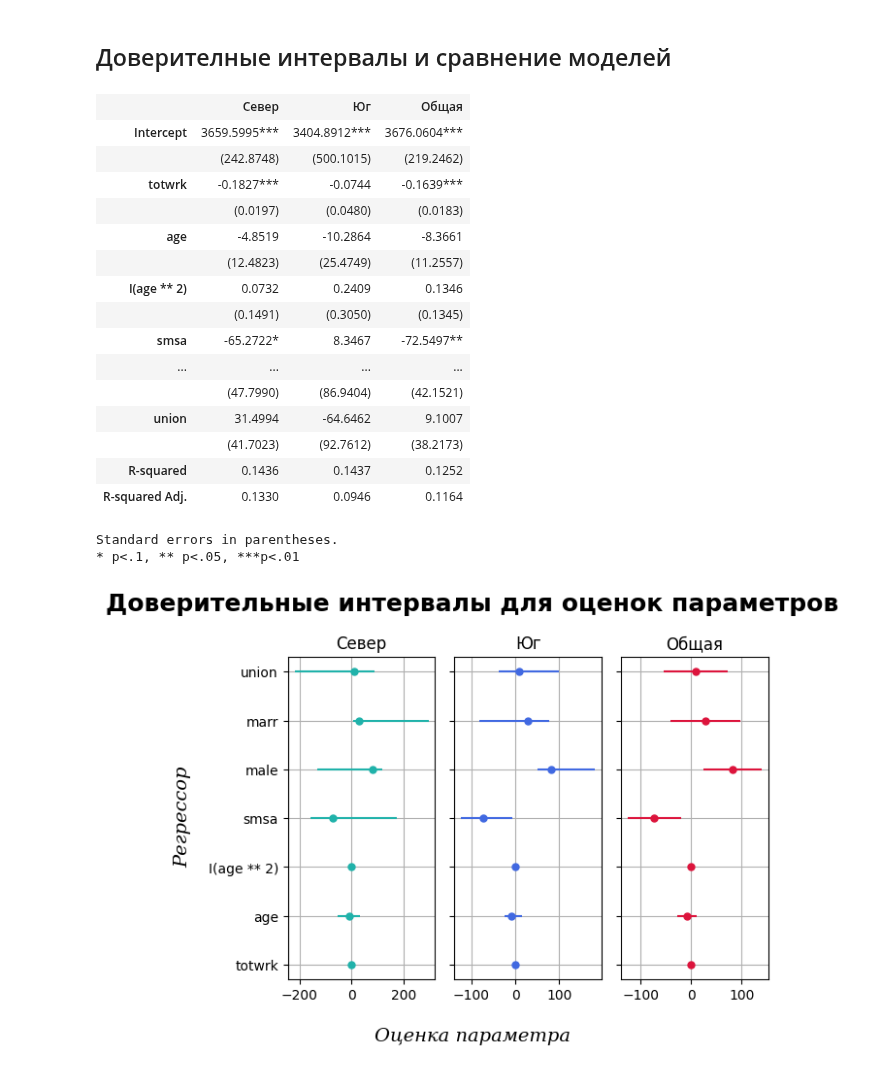
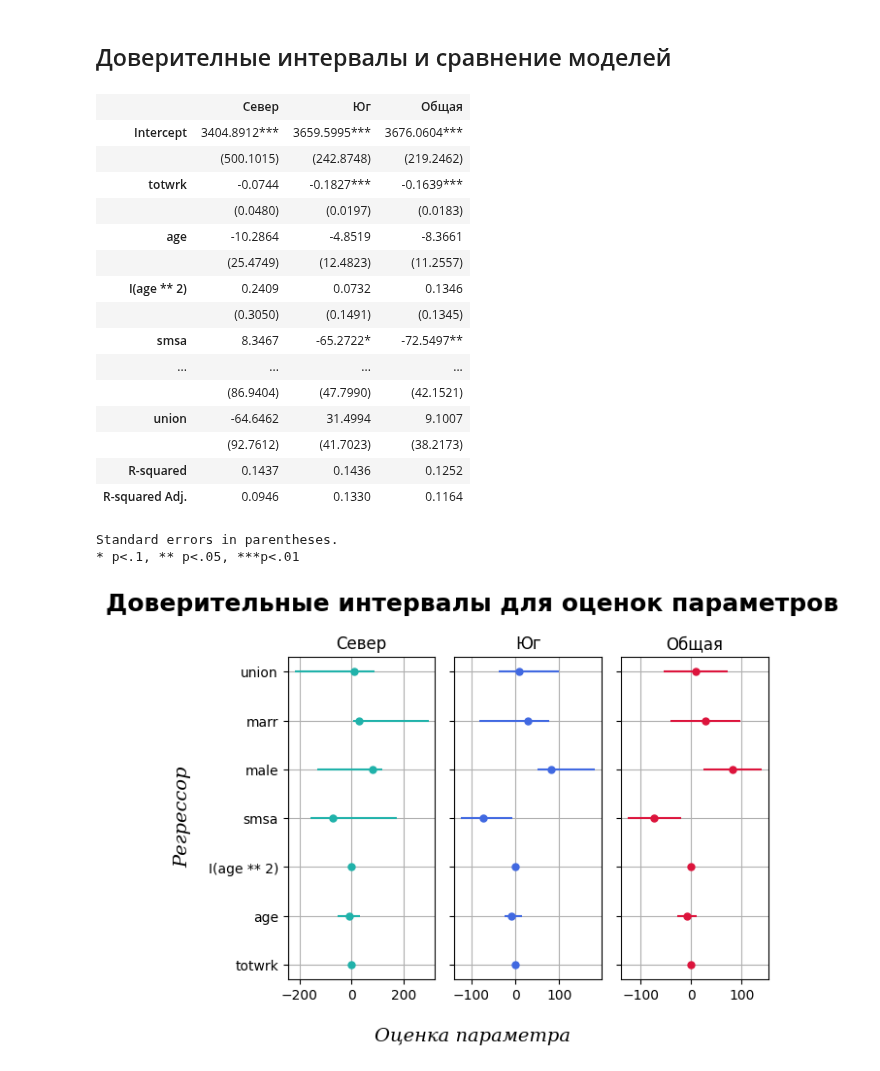
Before and after one commit to artamonoff/econometrica, a Jupyter notebook: econometrica-1/jupyter-notebooks/conf-intervals.ipynb, the cells around one changed output. Drawn from its saved outputs; the diff is of its cells as text; code cells hidden in the pictures.

```diff
--- a/econometrica-1/jupyter-notebooks/conf-intervals.ipynb
+++ b/econometrica-1/jupyter-notebooks/conf-intervals.ipynb
@@ -179,33 +179,33 @@ from statsmodels.iolib.summary2 import summary_col # вывод результа
 # %%
 # специфицируем и подгоним модель на разных подвыборках с неробастной ковариационной матрицей
 mod_overall = smf.ols(formula='sleep~1+totwrk+age+I(age ** 2)+smsa+male+marr+union', data=df)
 res_overall_ols = mod_overall.fit()
 
 mod_0 = smf.ols(formula='sleep~1+totwrk+age+I(age ** 2)+smsa+male+marr+union', data=df, subset=(df['south']==1) )
 res_ols_0 = mod_0.fit()
 
 mod_1 = smf.ols(formula='sleep~1+totwrk+age+I(age ** 2)+smsa+male+marr+union', data=df, subset=(df['south']==0))
 res_ols_1 = mod_1.fit()
 
 
-summary_col([res_north_ols, res_south_ols, res_overall_ols], model_names=['Север', 'Юг', 'Общая'],stars=True)
+summary_col([res_ols_0, res_ols_1, res_overall_ols], model_names=['Север', 'Юг', 'Общая'],stars=True)
 # %% [output]
 |  | Север | Юг | Общая |
-| Intercept | 3659.5995*** | 3404.8912*** | 3676.0604*** |
-|  | (242.8748) | (500.1015) | (219.2462) |
-| totwrk | -0.1827*** | -0.0744 | -0.1639*** |
-|  | (0.0197) | (0.0480) | (0.0183) |
-| age | -4.8519 | -10.2864 | -8.3661 |
-|  | (12.4823) | (25.4749) | (11.2557) |
-| I(age ** 2) | 0.0732 | 0.2409 | 0.1346 |
-|  | (0.1491) | (0.3050) | (0.1345) |
-| smsa | -65.2722* | 8.3467 | -72.5497** |
+| Intercept | 3404.8912*** | 3659.5995*** | 3676.0604*** |
+|  | (500.1015) | (242.8748) | (219.2462) |
+| totwrk | -0.0744 | -0.1827*** | -0.1639*** |
+|  | (0.0480) | (0.0197) | (0.0183) |
+| age | -10.2864 | -4.8519 | -8.3661 |
+|  | (25.4749) | (12.4823) | (11.2557) |
+| I(age ** 2) | 0.2409 | 0.0732 | 0.1346 |
+|  | (0.3050) | (0.1491) | (0.1345) |
+| smsa | 8.3467 | -65.2722* | -72.5497** |
 | ... | ... | ... | ... |
-|  | (47.7990) | (86.9404) | (42.1521) |
-| union | 31.4994 | -64.6462 | 9.1007 |
-|  | (41.7023) | (92.7612) | (38.2173) |
-| R-squared | 0.1436 | 0.1437 | 0.1252 |
-| R-squared Adj. | 0.1330 | 0.0946 | 0.1164 |
+|  | (86.9404) | (47.7990) | (42.1521) |
+| union | -64.6462 | 31.4994 | 9.1007 |
+|  | (92.7612) | (41.7023) | (38.2173) |
+| R-squared | 0.1437 | 0.1436 | 0.1252 |
+| R-squared Adj. | 0.0946 | 0.1330 | 0.1164 |
 Standard errors in parentheses.
 * p<.1, ** p<.05, ***p<.01
 # %%
```
Also changed, not shown: parts of 1 cell of this notebook.
